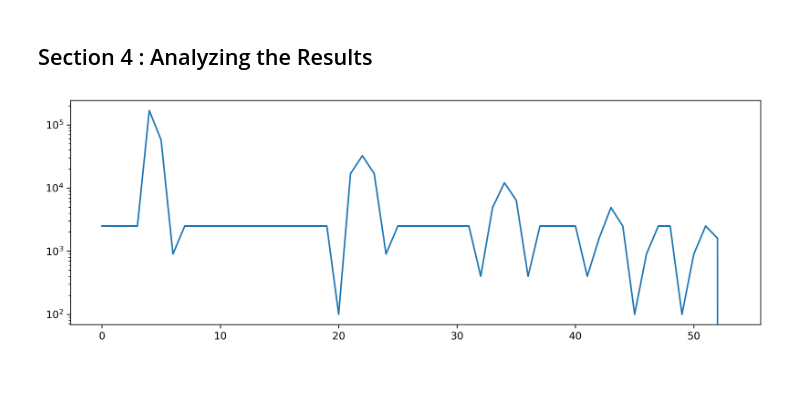
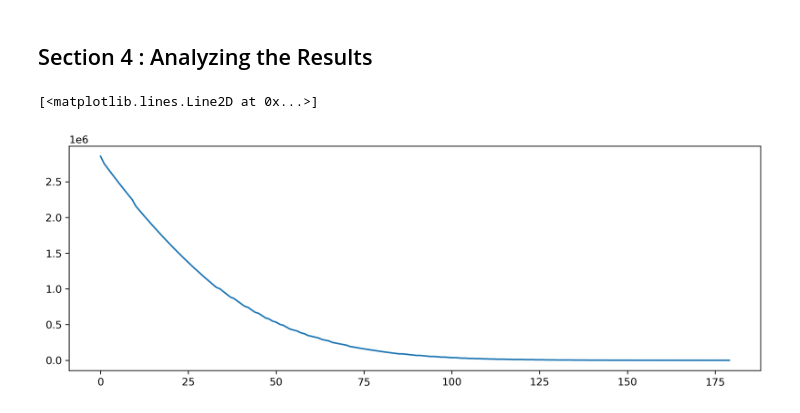
Before and after one commit to synsense/snn-workshop-amld-2022, a Jupyter notebook: 3. Training SNNs from scracth/training_snn_rate.ipynb, the cells around one changed output. Drawn from its saved outputs; the diff is of its cells as text; code cells hidden in the pictures; blank space fills up the shorter version.

```diff
--- a/3. Training SNNs from scracth/training_snn_rate.ipynb
+++ b/3. Training SNNs from scracth/training_snn_rate.ipynb
@@ -186,0 +243,2 @@ plot_raster(inp, "Input Spikes", dt)
+# %%
+target = torch.tensor(50.0)
@@ -187,21 +381,32 @@ plot_raster(inp, "Input Spikes", dt)
 # %% [markdown]
 ## Section 3 : Training a Spiking Neural Network
 # %%
-lin_0 = LinearTorch((1, 1), has_bias=False)
+# Reinitialize the network
 
-neuron_0 = LIFTorch((1, 1),
-                  tau_mem=Constant(0.03),
-                  tau_syn=Constant(0.03),
-                  bias=Constant(0.),
-                  threshold=Constant(1.),
-                  spike_generation_fn=PeriodicExponential,
-                  learning_window=100.,
-                  dt=0.001)
+dt = 1e-3
 
-readout_0 = RateReadout((1,1), dt= dt)
+# --- Input Layer --- #
+linear = LinearTorch(
+    shape=(1, 1),
+    has_bias=False,
+)
 
-model = Sequential(lin_0, neuron_0, readout_0)
+# --- LIF Layer --- #
+lif = LIFTorch(
+    shape=(1, 1),
+    tau_mem=Constant(0.03),
+    tau_syn=Constant(0.01),
+    bias=Constant(0.0),
+    threshold=Constant(1.0),
+    spike_generation_fn=StepPWL,
+    dt=dt,
+)
 
+# --- Readout Layer --- #
+readout = RateReadout(shape=(1, 1), dt=dt)
+
+# --- Model --- #
+model = Sequential(linear, lif, readout)
 model
 # %% [output]
 TorchSequential  with shape (1, 1) {
@@ -210,8 +415,8 @@ TorchSequential  with shape (1, 1) {
     RateReadout '2_RateReadout' with shape (1, 1)
 }
 # %%
-crit = nn.MSELoss()
-optim = Adam(model.parameters().astorch(), lr=1e-1)
+crit = MSELoss()
+optim = Adam(model.parameters().astorch(), lr=1e-2)
 param_trace = []
 loss_trace = []
 grad_trace = []
@@ -219,8 +424,9 @@ grad_trace = []
 for i in tqdm(range(1000)):
     model.reset_state()
     optim.zero_grad()
-    out, state, rec = model.evolve(inp[0], record=True)
+    out, state, rec = model.evolve(spike_ts, record=True)
 
+    # Calculate rate here
     loss = crit(tgt, out)
     loss_trace.append(loss.item())
 
@@ -236,9 +442,10 @@ for i in tqdm(range(1000)):
 ## Section 4 : Analyzing the Results
 # %%
 plt.plot(loss_trace)
-plt.yscale("log")
+# plt.yscale("log")
 # %% [output]
+[<matplotlib.lines.Line2D at 0x...>]
-[figure, old version]
+[figure, new version]
 # %%
 modIn = model[0]
 modLIF = model[1]
```
Also changed, not shown: parts of 72 cells of this notebook.
